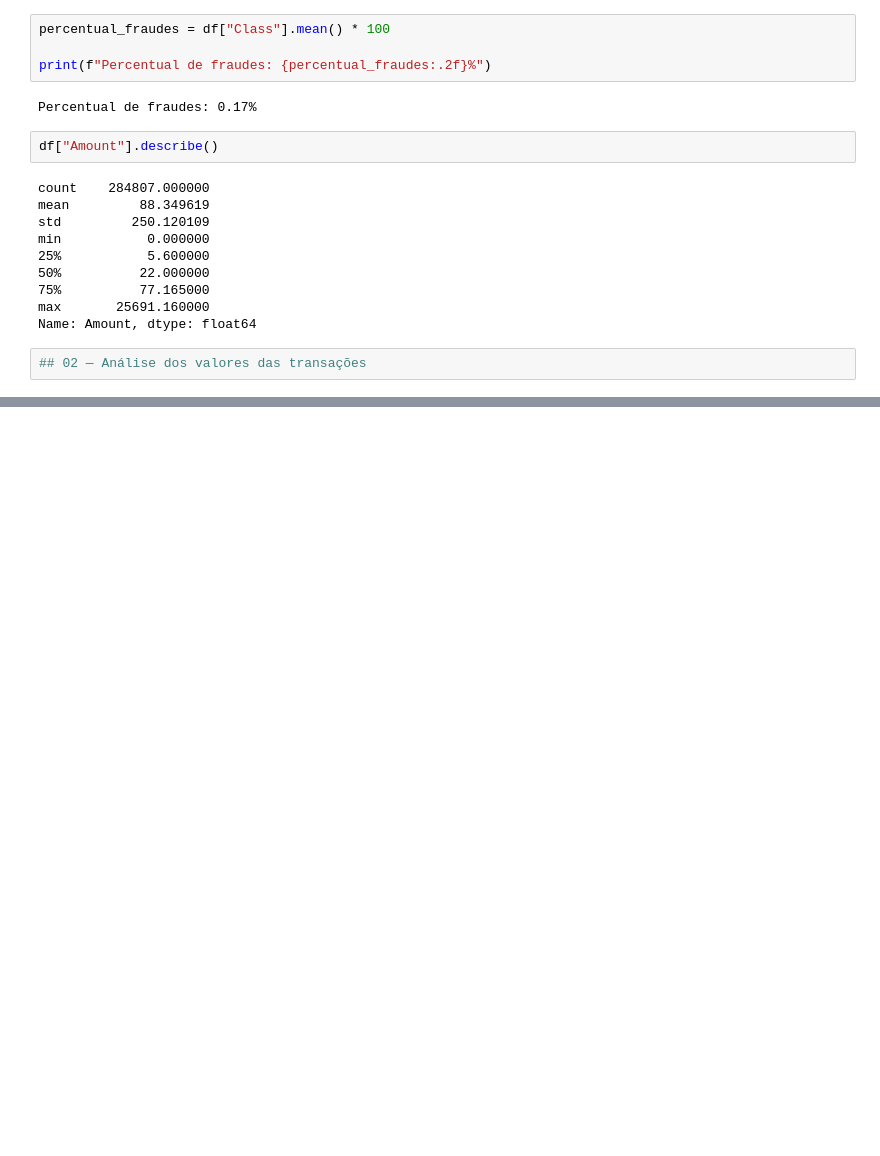
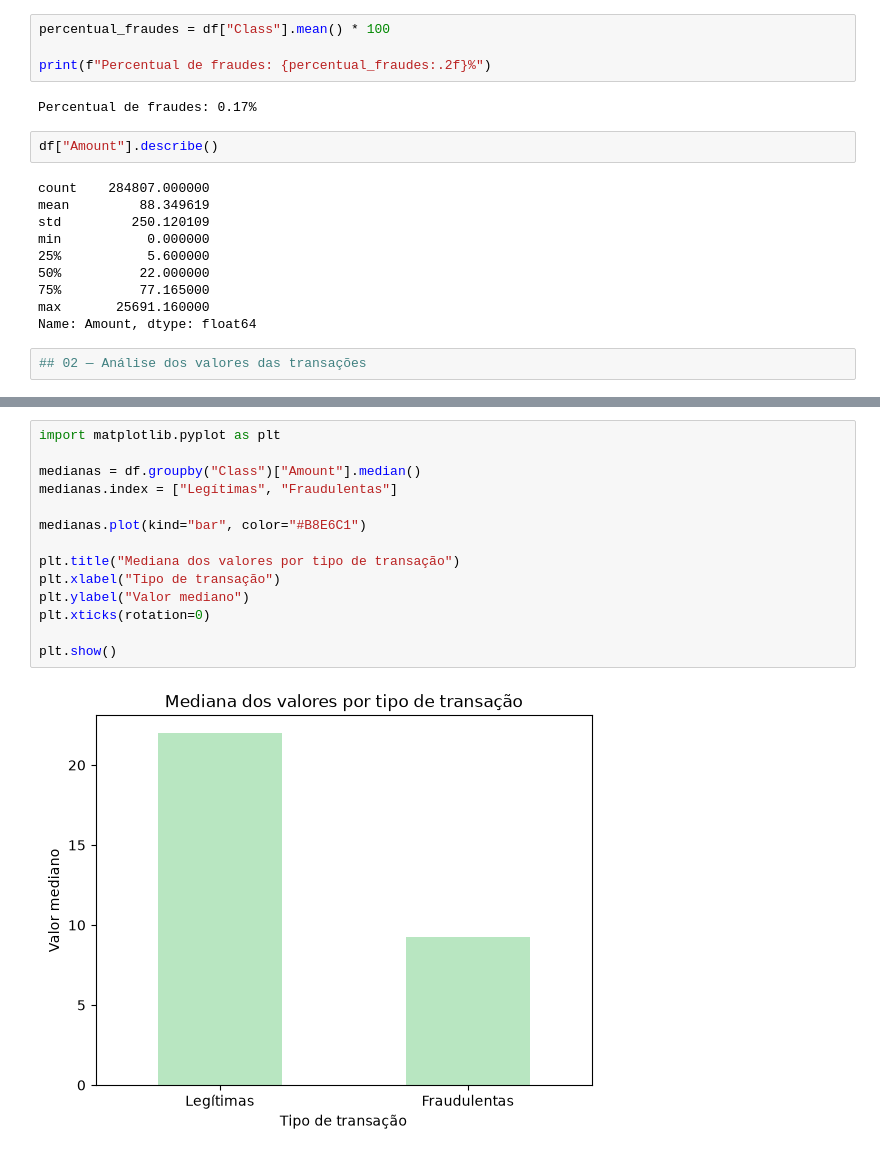
Before and after one commit to jouborges/tech-guide, a Jupyter notebook: fraud-analytics/notebooks/01_exploracao_dados.ipynb, the cells around one changed output, grey strips where cells are left out. Drawn from its saved outputs; the diff is of its cells as text; blank space fills up the shorter version.

```diff
--- a/fraud-analytics/notebooks/01_exploracao_dados.ipynb
+++ b/fraud-analytics/notebooks/01_exploracao_dados.ipynb
@@ -114,0 +222,16 @@ Name: Amount, dtype: float64
+# %%
+import matplotlib.pyplot as plt
+
+medianas = df.groupby("Class")["Amount"].median()
+medianas.index = ["Legítimas", "Fraudulentas"]
+
+medianas.plot(kind="bar", color="#B8E6C1")
+
+plt.title("Mediana dos valores por tipo de transação")
+plt.xlabel("Tipo de transação")
+plt.ylabel("Valor mediano")
+plt.xticks(rotation=0)
+
+plt.show()
+# %% [output]
+[figure, added]
```
Also changed, not shown: parts of 17 cells of this notebook.
